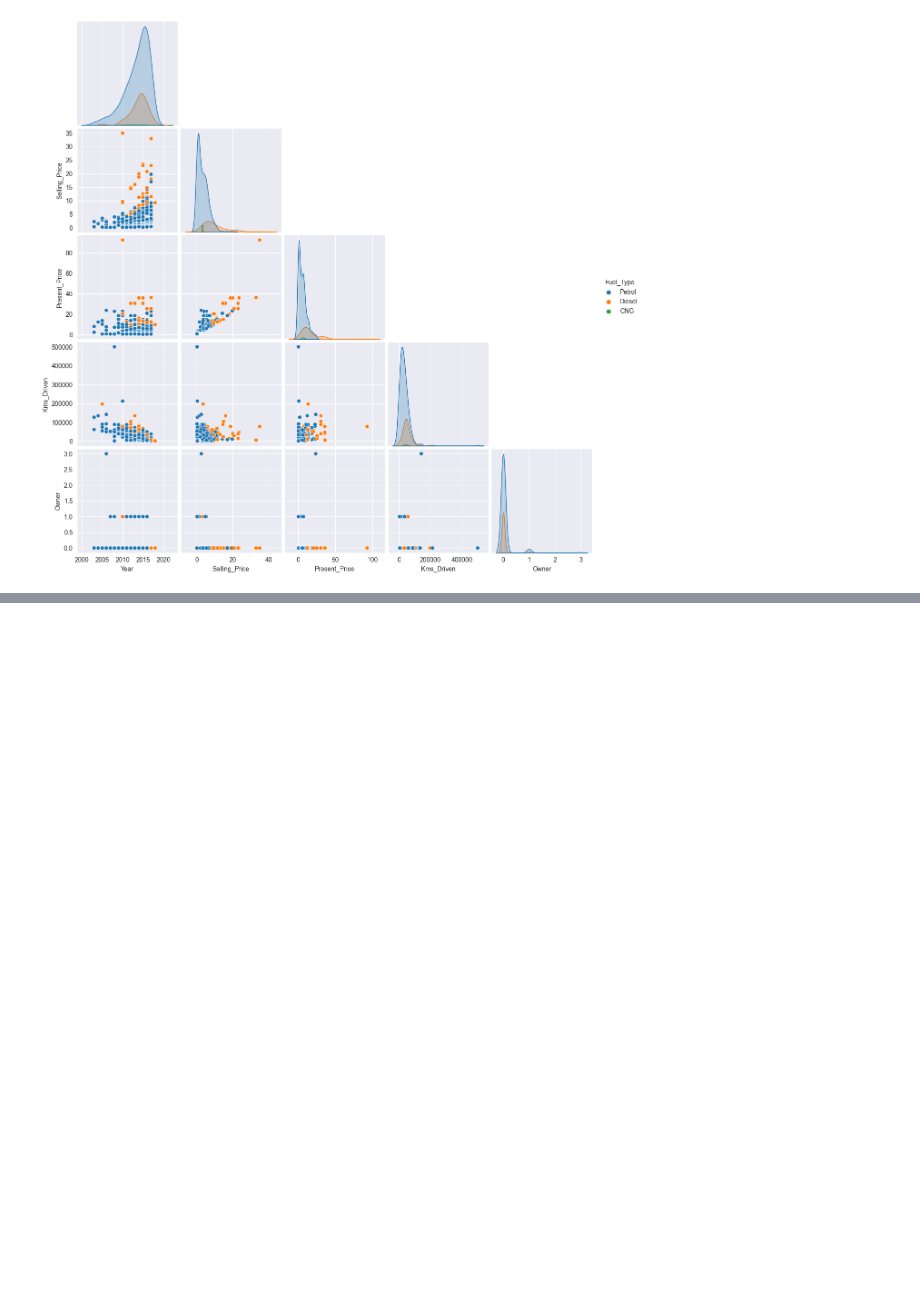
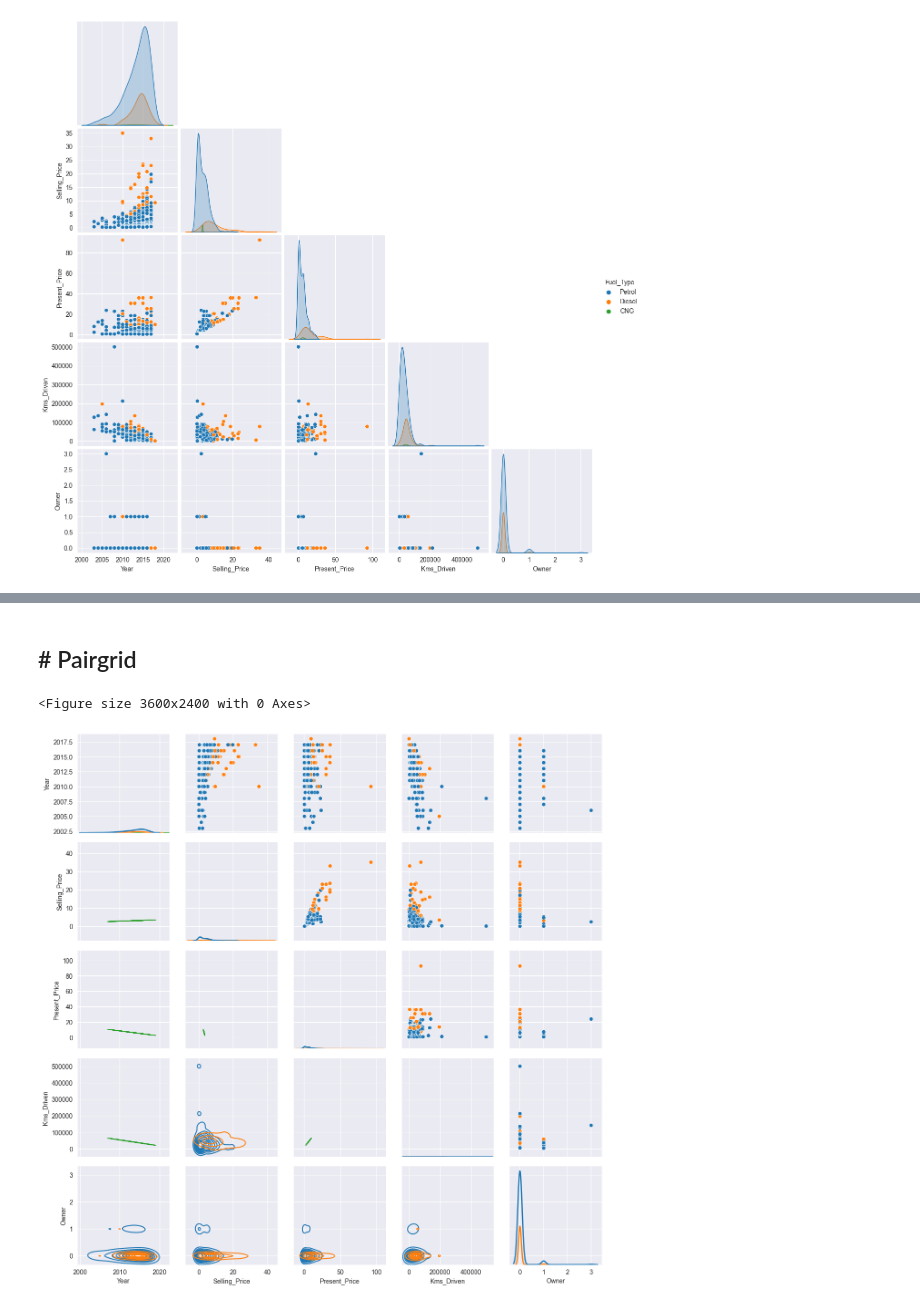
Before and after one commit to GOLISHYAMP/ML_AI, a Jupyter notebook: MachineLearningPrac/Seaborn.ipynb, the cells around one changed output, grey strips where cells are left out. Cells and saved outputs as stored; diff of their text form; code cells hidden in the pictures; blank space fills up the shorter version.

```diff
--- a/MachineLearningPrac/Seaborn.ipynb
+++ b/MachineLearningPrac/Seaborn.ipynb
@@ -305,0 +331,11 @@ sns.pairplot(data = df, hue = "Fuel_Type", corner= True)
+# %% [markdown]
+## # Pairgrid
+# %%
+plt.figure(figsize=(12,8), dpi = 300)
+g = sns.PairGrid(data = df, hue = 'Fuel_Type', hue_kws={'marker' : ['O','+']} )
+g = g.map_upper(sns.scatterplot)
+g = g.map_diag(sns.kdeplot, lw = 2)
+g = g.map_lower(sns.kdeplot, colors = 'red')
+# %% [output]
+<Figure size 3600x2400 with 0 Axes>
+[figure, added]
```
Also changed, not shown: parts of 23 cells of this notebook, 1 other file.
